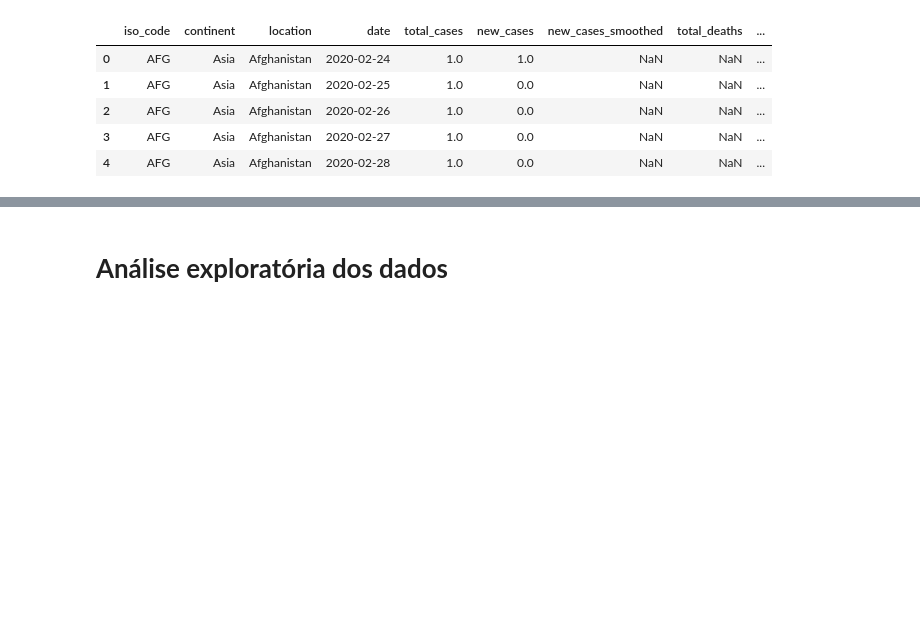
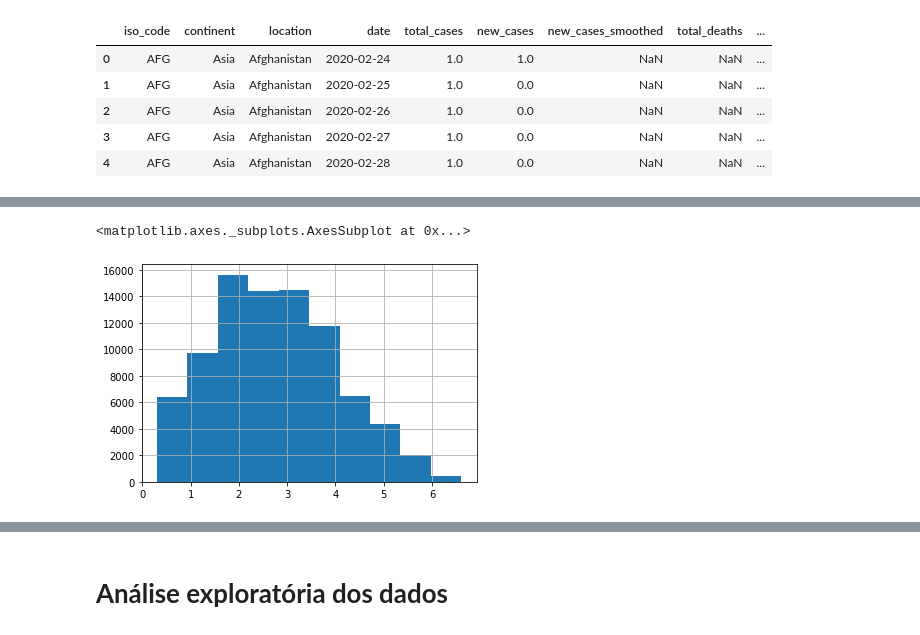
Before and after one commit to lluk4z/IF697-CienciaDeDados, a Jupyter notebook: Projeto01.ipynb, the cells around one changed output, grey strips where cells are left out. Saved outputs shown, nothing was run; the diff lists cells and outputs as text; code cells hidden in the pictures; blank space fills up the shorter version.

```diff
--- a/Projeto01.ipynb
+++ b/Projeto01.ipynb
@@ -26,0 +59,6 @@ df.head()
+# %%
+df['log_total_deaths'] = df['total_deaths'].apply(np.log10)
+df[df['log_total_deaths'] > 0]['log_total_deaths'].hist()
+# %% [output]
+<matplotlib.axes._subplots.AxesSubplot at 0x...>
+[figure, added]
```
Also changed, not shown: parts of 14 cells of this notebook.
